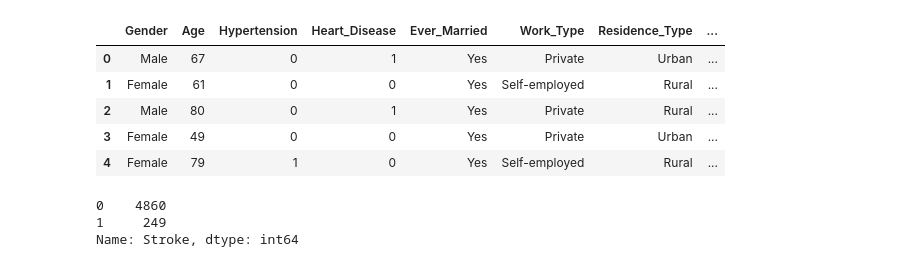
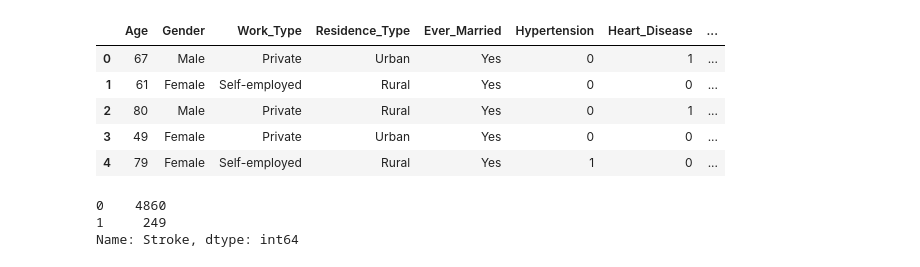
Before and after one commit to boborodono/San_Antonio_Machine_Learning_SAML, a Jupyter notebook: Corcoran/supervised_ML_models.ipynb, the cells around one changed output. Cells and saved outputs as stored; diff of their text form; code cells hidden in the pictures.

Commit message:
Reads data from postgres database.

```diff
--- a/Corcoran/supervised_ML_models.ipynb
+++ b/Corcoran/supervised_ML_models.ipynb
@@ -31,0 +22,3 @@ medical_df.head(10)
+# %%
+# Reading Data
+password = getpass.getpass(prompt= "What is your Postgres Password?")
@@ -31,0 +27,3 @@ medical_df.head(10)
+# %%
+# Reading Data
+port = input("What is your Postgres Port number?")
@@ -31,0 +32,3 @@ medical_df.head(10)
+# %%
+# Reading Data
+conn = f'postgresql://{username}:{password}@localhost:{port}/SanAntonio_Stroke_Pred'.format(username, password, port)
@@ -32,3 +37,12 @@ medical_df.head(10)
+# %%
+# Get Data
+medical_df = pd.read_sql_query('SELECT personal."Identifier", medical."Age", \
+                           medical."Gender", personal."Work_Type", personal."Residence_Type", \
+                           personal."Ever_Married", medical."Hypertension", medical."Heart_Disease",\
+                           medical."Avg_Glucose_Lvl", medical."BMI", medical."Smoker", personal."Stroke"\
+                                FROM personal\
+                                INNER JOIN medical\
+                                ON personal."Identifier" = medical."Identifier";', conn)
 # %%
 # Get data info
 medical_df.info()
@@ -88,15 +102,15 @@ Stroke                2
 dtype: int64
 # %%
 # Drop ID# column
-medical_df.drop(columns=['ID#'], inplace=True)
+medical_df.drop(columns=['Identifier'], inplace=True)
 medical_df.head()
 # %% [output]
-|  | Gender | Age | Hypertension | Heart_Disease | Ever_Married | Work_Type | Residence_Type | ... |
-| 0 | Male | 67 | 0 | 1 | Yes | Private | Urban | ... |
-| 1 | Female | 61 | 0 | 0 | Yes | Self-employed | Rural | ... |
-| 2 | Male | 80 | 0 | 1 | Yes | Private | Rural | ... |
-| 3 | Female | 49 | 0 | 0 | Yes | Private | Urban | ... |
-| 4 | Female | 79 | 1 | 0 | Yes | Self-employed | Rural | ... |
+|  | Age | Gender | Work_Type | Residence_Type | Ever_Married | Hypertension | Heart_Disease | ... |
+| 0 | 67 | Male | Private | Urban | Yes | 0 | 1 | ... |
+| 1 | 61 | Female | Self-employed | Rural | Yes | 0 | 0 | ... |
+| 2 | 80 | Male | Private | Rural | Yes | 0 | 1 | ... |
+| 3 | 49 | Female | Private | Urban | Yes | 0 | 0 | ... |
+| 4 | 79 | Female | Self-employed | Rural | Yes | 1 | 0 | ... |
 # %%
 # Stroke value counts
 medical_df['Stroke'].value_counts()
```
Also changed, not shown: parts of 16 cells of this notebook.
